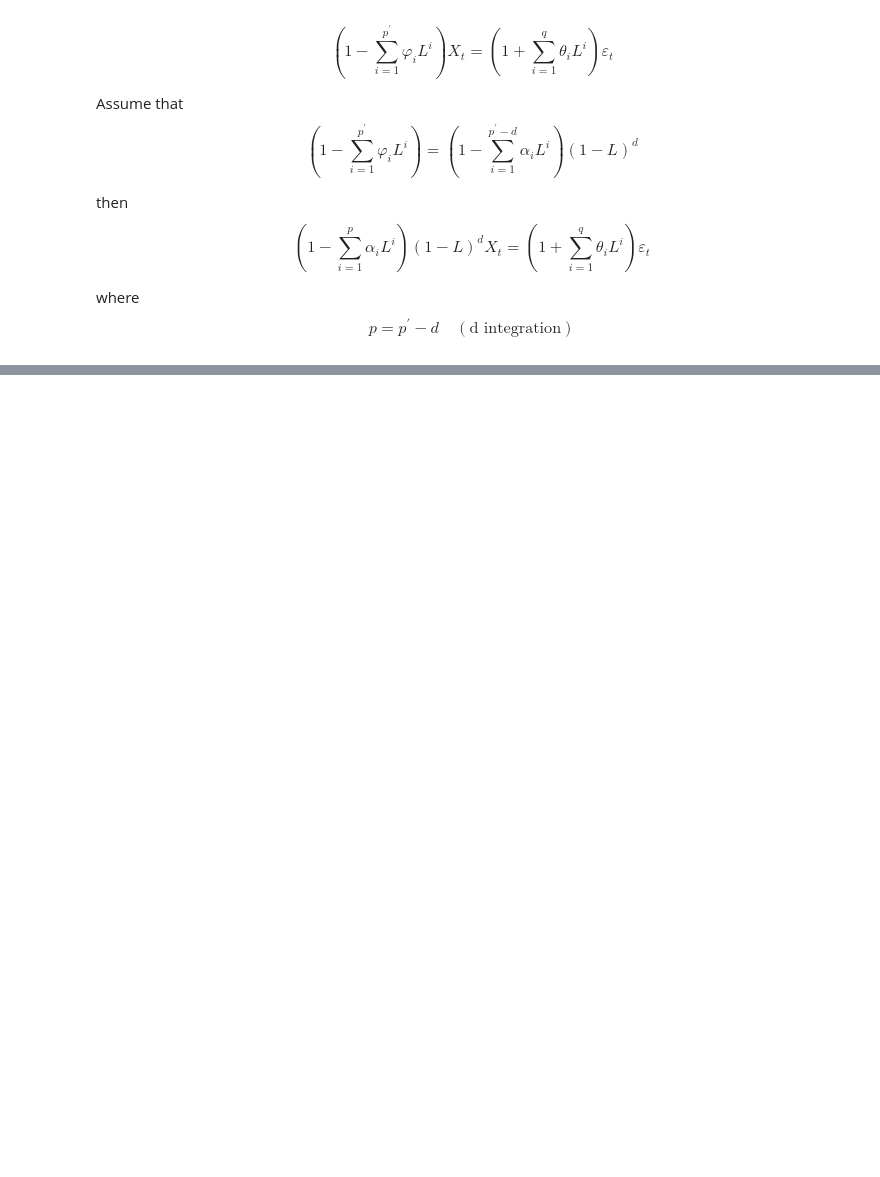
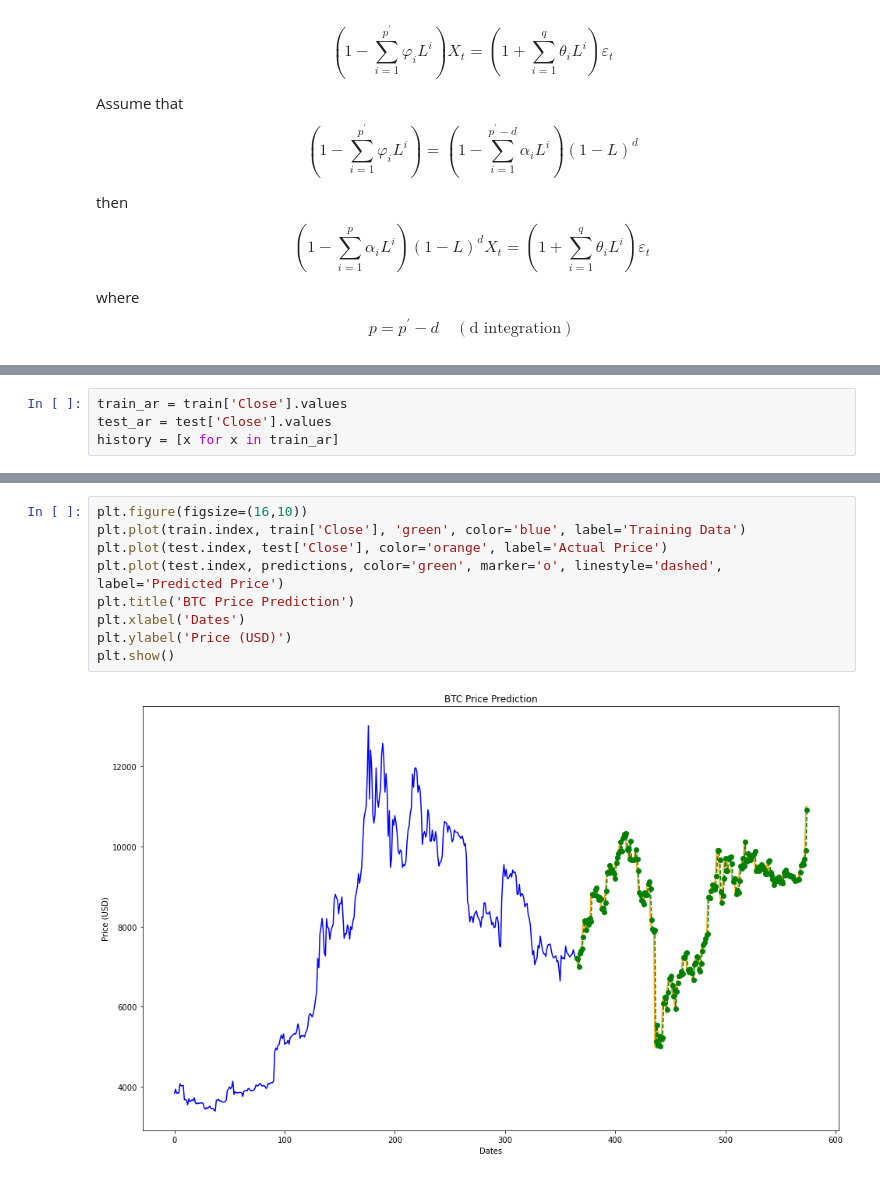
Before and after one commit to Wenbo-Git/Data-Science, a Jupyter notebook: Time Series/Time Series.ipynb, the cells around one changed output, grey strips where cells are left out. Drawn from its saved outputs; the diff is of its cells as text; blank space fills up the shorter version.

```diff
--- a/Time Series/Time Series.ipynb
+++ b/Time Series/Time Series.ipynb
@@ -32,0 +90,4 @@ $$ p = p^{\prime} - d \quad (\text{d integration}) $$
+# %%
+train_ar = train['Close'].values
+test_ar = test['Close'].values
+history = [x for x in train_ar]
@@ -32,0 +111,11 @@ $$ p = p^{\prime} - d \quad (\text{d integration}) $$
+# %%
+plt.figure(figsize=(16,10))
+plt.plot(train.index, train['Close'], 'green', color='blue', label='Training Data')
+plt.plot(test.index, test['Close'], color='orange', label='Actual Price')
+plt.plot(test.index, predictions, color='green', marker='o', linestyle='dashed', label='Predicted Price')
+plt.title('BTC Price Prediction')
+plt.xlabel('Dates')
+plt.ylabel('Price (USD)')
+plt.show()
+# %% [output]
+[figure, added]
```
Also changed, not shown: parts of 8 cells of this notebook.
